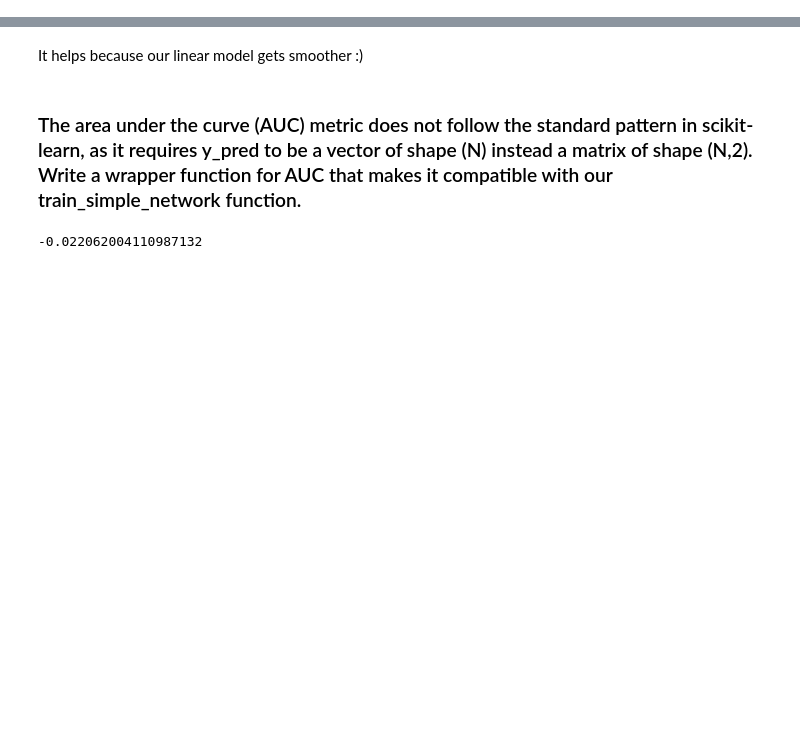
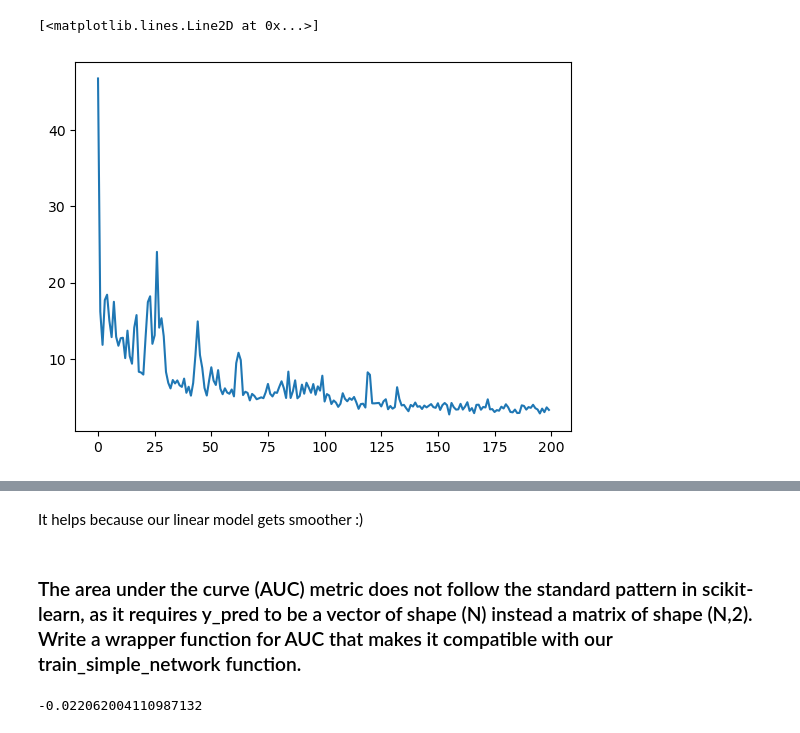
Before and after one commit to leihui6/Inside-Deep-Learning, a Jupyter notebook: Exercise Solutions/02 Fully connected networks/Kin_Artur_chapter_02.ipynb, the cells around one changed output, grey strips where cells are left out. Cells and saved outputs as stored; diff of their text form; code cells hidden in the pictures; blank space fills up the shorter version.

```diff
--- a/Exercise Solutions/02 Fully connected networks/Kin_Artur_chapter_02.ipynb
+++ b/Exercise Solutions/02 Fully connected networks/Kin_Artur_chapter_02.ipynb
@@ -144,5 +154,5 @@ y_s = scaler.fit_transform(y.reshape(-1,1))
 # %%
-training_loader = DataLoader(Simple1DRegressionDataset(X, y_s), shuffle=True)
+training_loader = DataLoader(Simple1DRegressionDataset(X, y), shuffle=True)
 # %%
 in_features = 1
 out_features = 1
@@ -159,2 +171,7 @@ results = train_simple_network(model, loss_func, training_loader, epochs=20, dev
+# %%
+plt.plot(results['train loss'])
+# %% [output]
+[<matplotlib.lines.Line2D at 0x...>]
+[figure, added]
 # %%
 with torch.no_grad():
```
Also changed, not shown: parts of 11 cells of this notebook, 3 other files.
